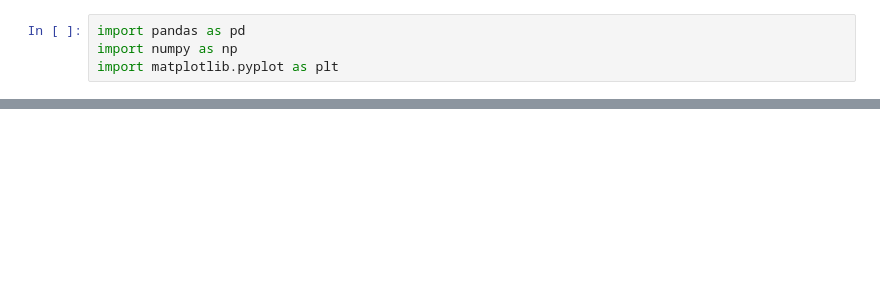
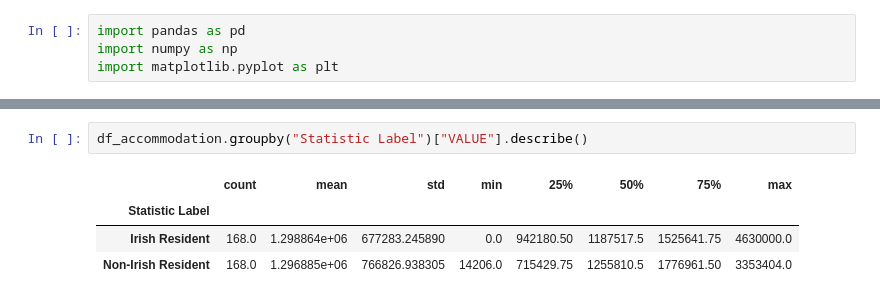
Before and after one commit to FelipeSantos63/CA1_MScDA_2024257, a Jupyter notebook: CA_1_Analyses.ipynb, the cells around one changed output, grey strips where cells are left out. Saved outputs shown, nothing was run; the diff lists cells and outputs as text; blank space fills up the shorter version.

```diff
--- a/CA_1_Analyses.ipynb
+++ b/CA_1_Analyses.ipynb
@@ -59,0 +185,7 @@ df.head(10)
+# %%
+df_accommodation.groupby("Statistic Label")["VALUE"].describe()
+# %% [output]
+|  | count | mean | std | min | 25% | 50% | 75% | max |
+| Statistic Label |  |  |  |  |  |  |  |  |
+| Irish Resident | 168.0 | 1.298864e+06 | 677283.245890 | 0.0 | 942180.50 | 1187517.5 | 1525641.75 | 4630000.0 |
+| Non-Irish Resident | 168.0 | 1.296885e+06 | 766826.938305 | 14206.0 | 715429.75 | 1255810.5 | 1776961.50 | 3353404.0 |
```
Also changed, not shown: parts of 25 cells of this notebook.
